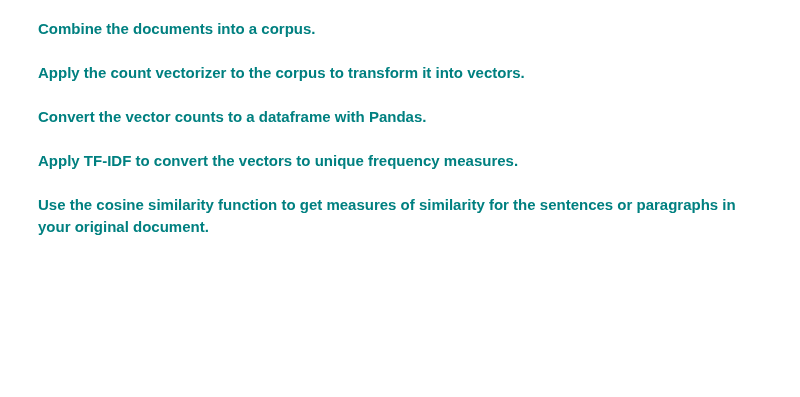
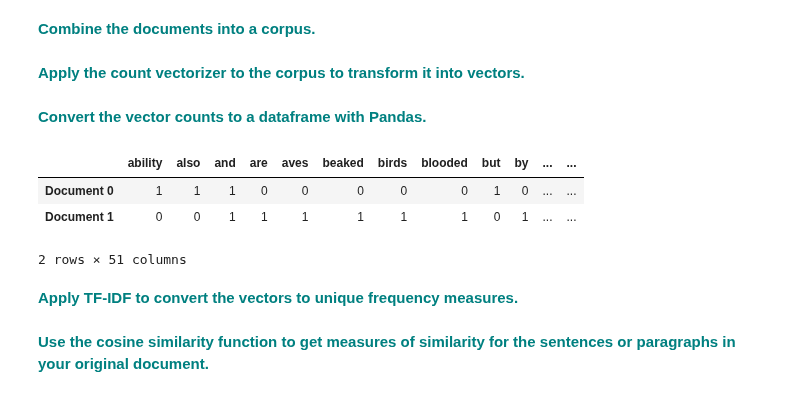
Before and after one commit to dmclark53/Springboard, a Jupyter notebook: Cosine-Similarity/Cosine_Similarity_Case_Study.ipynb, the cells around one changed output. Saved outputs shown, nothing was run; the diff lists cells and outputs as text; code cells hidden in the pictures; blank space fills up the shorter version.

Commit message:
Computed cosine similarities between two sentences documents about birds.

```diff
--- a/Cosine-Similarity/Cosine_Similarity_Case_Study.ipynb
+++ b/Cosine-Similarity/Cosine_Similarity_Case_Study.ipynb
@@ -133,9 +143,26 @@ cosine_similarity(trsfm[0:1], trsfm)
 Replace the current values for `Document 0` and `Document 1` with your own sentence or paragraph and apply the same steps as we did in the above example.
 # %% [markdown]
  **<font color='teal'> Combine the documents into a corpus.</font>**
+# %%
+count_vect = CountVectorizer()
+Document1 = "Many can also run, jump, swim, and dive. Some, like penguins, have lost the ability to fly but retained their wings."
+# Reference for Document 1: https://www.nationalgeographic.com/animals/birds/
+Document2 = "Birds are a group of warm-blooded vertebrates constituting the class Aves, characterised by feathers, toothless beaked jaws, the laying of hard-shelled eggs, a high metabolic rate, a four-chambered heart, and a strong yet lightweight skeleton."
+# Reference for Document 2: https://en.wikipedia.org/wiki/Bird
+corpus = [Document1,Document2]
 # %% [markdown]
  **<font color='teal'> Apply the count vectorizer to the corpus to transform it into vectors.</font>**
+# %%
+X_train_counts = count_vect.fit_transform(corpus)
 # %% [markdown]
  **<font color='teal'> Convert the vector counts to a dataframe with Pandas.</font>**
+# %%
+df_birds = pd.DataFrame(X_train_counts.toarray(),columns=count_vect.get_feature_names(),index=['Document 0','Document 1'])
+df_birds
+# %% [output]
+|  | ability | also | and | are | aves | beaked | birds | blooded | but | by | ... | ... |
+| Document 0 | 1 | 1 | 1 | 0 | 0 | 0 | 0 | 0 | 1 | 0 | ... | ... |
+| Document 1 | 0 | 0 | 1 | 1 | 1 | 1 | 1 | 1 | 0 | 1 | ... | ... |
+2 rows × 51 columns
 # %% [markdown]
  **<font color='teal'> Apply TF-IDF to convert the vectors to unique frequency measures.</font>**
```
Also changed, not shown: parts of 7 cells of this notebook.
